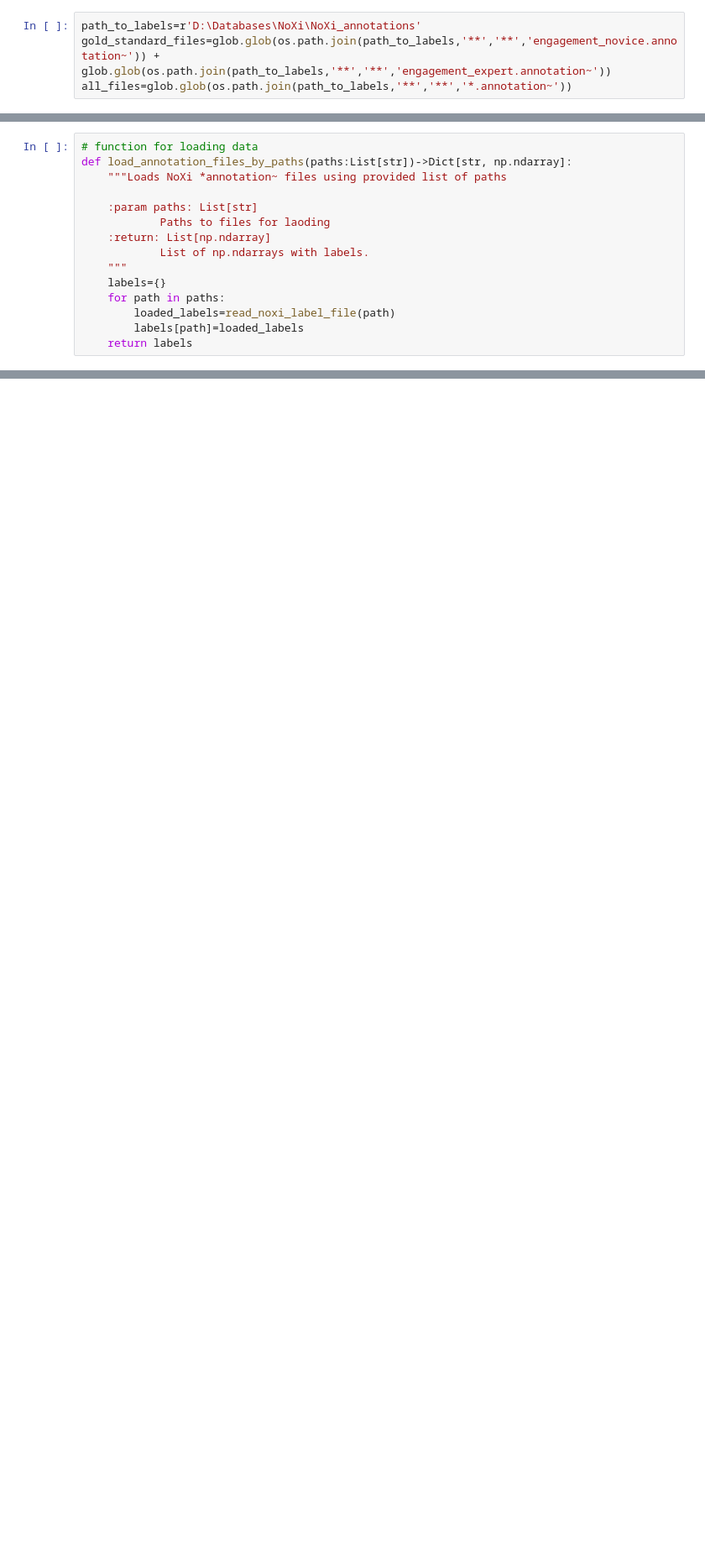
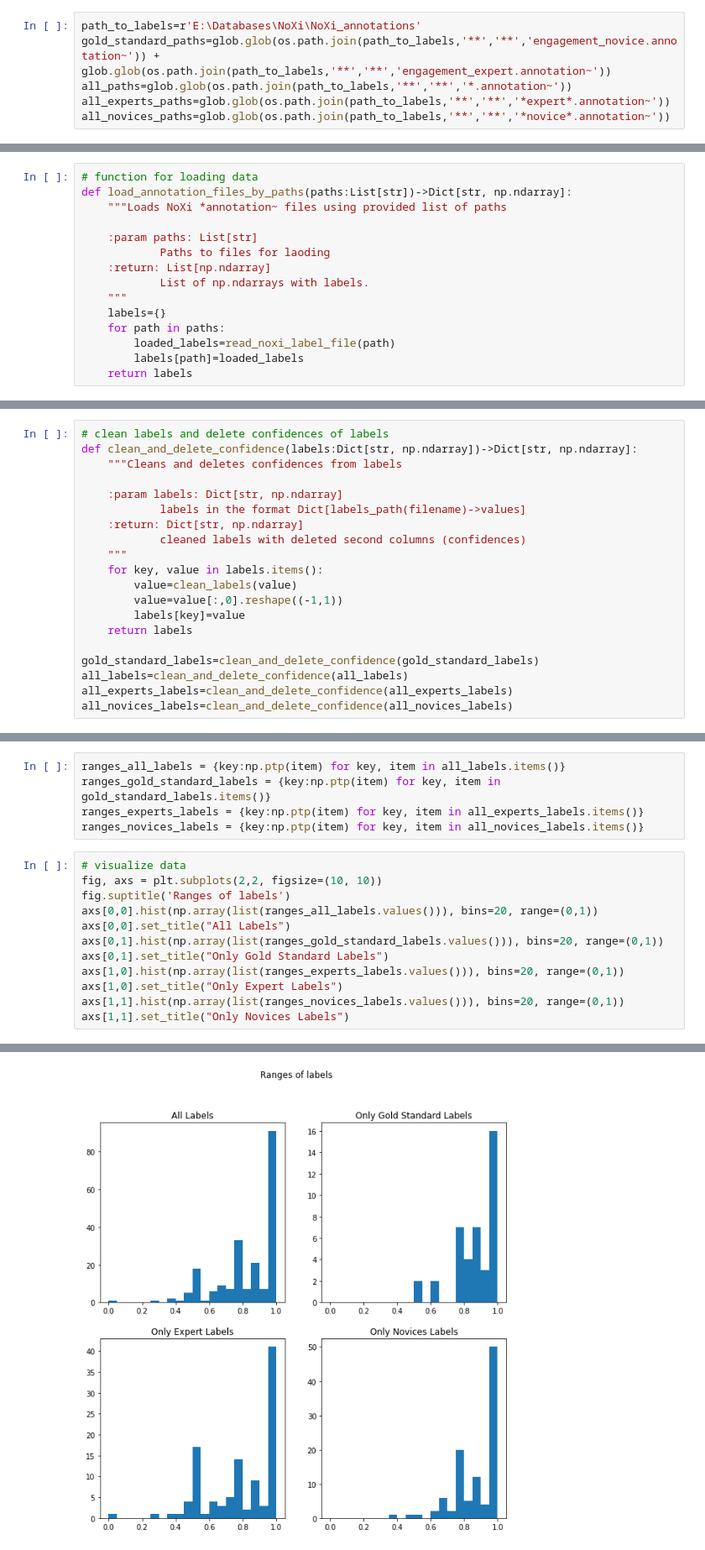
Before and after one commit to DresvyanskiyDenis/EngagementRecognition, a Jupyter notebook: src/NoXi/analysis/Labels_analysis.ipynb, the cells around one changed output, grey strips where cells are left out. Shown at 84% size. Drawn from its saved outputs; the diff is of its cells as text; blank space fills up the shorter version.

Commit message:
File for labels analysis was updated. For now, it contains statistical analysis of the labels distributions, different descriptive statistics, ranges and so on. It is not finished.

```diff
--- a/src/NoXi/analysis/Labels_analysis.ipynb
+++ b/src/NoXi/analysis/Labels_analysis.ipynb
@@ -14,6 +18,8 @@ from src.NoXi.preprocessing.labels_preprocessing import read_noxi_label_file
 # engagement_novice(expert)_*name*.annotation in the directory means that this file is annotated by some *name* rater
 # in the directory, it can be several engagement_novice(expert)_*name*.annotation files, meaning that the videofile was annotated by several raters
 # %%
-path_to_labels=r'D:\Databases\NoXi\NoXi_annotations'
-gold_standard_files=glob.glob(os.path.join(path_to_labels,'**','**','engagement_novice.annotation~')) + glob.glob(os.path.join(path_to_labels,'**','**','engagement_expert.annotation~'))
-all_files=glob.glob(os.path.join(path_to_labels,'**','**','*.annotation~'))
+path_to_labels=r'E:\Databases\NoXi\NoXi_annotations'
+gold_standard_paths=glob.glob(os.path.join(path_to_labels,'**','**','engagement_novice.annotation~')) + glob.glob(os.path.join(path_to_labels,'**','**','engagement_expert.annotation~'))
+all_paths=glob.glob(os.path.join(path_to_labels,'**','**','*.annotation~'))
+all_experts_paths=glob.glob(os.path.join(path_to_labels,'**','**','*expert*.annotation~'))
+all_novices_paths=glob.glob(os.path.join(path_to_labels,'**','**','*novice*.annotation~'))
@@ -54,0 +70,20 @@ gold_standard_files
+# %%
+# clean labels and delete confidences of labels
+def clean_and_delete_confidence(labels:Dict[str, np.ndarray])->Dict[str, np.ndarray]:
+    """Cleans and deletes confidences from labels
+
+    :param labels: Dict[str, np.ndarray]
+            labels in the format Dict[labels_path(filename)->values]
+    :return: Dict[str, np.ndarray]
+            cleaned labels with deleted second columns (confidences)
+    """
+    for key, value in labels.items():
+        value=clean_labels(value)
+        value=value[:,0].reshape((-1,1))
+        labels[key]=value
+    return labels
+
+gold_standard_labels=clean_and_delete_confidence(gold_standard_labels)
+all_labels=clean_and_delete_confidence(all_labels)
+all_experts_labels=clean_and_delete_confidence(all_experts_labels)
+all_novices_labels=clean_and_delete_confidence(all_novices_labels)
@@ -54,0 +104,18 @@ gold_standard_files
+# %%
+ranges_all_labels = {key:np.ptp(item) for key, item in all_labels.items()}
+ranges_gold_standard_labels = {key:np.ptp(item) for key, item in gold_standard_labels.items()}
+ranges_experts_labels = {key:np.ptp(item) for key, item in all_experts_labels.items()}
+ranges_novices_labels = {key:np.ptp(item) for key, item in all_novices_labels.items()}
+# %%
+# visualize data
+fig, axs = plt.subplots(2,2, figsize=(10, 10))
+fig.suptitle('Ranges of labels')
+axs[0,0].hist(np.array(list(ranges_all_labels.values())), bins=20, range=(0,1))
+axs[0,0].set_title("All Labels")
+axs[0,1].hist(np.array(list(ranges_gold_standard_labels.values())), bins=20, range=(0,1))
+axs[0,1].set_title("Only Gold Standard Labels")
+axs[1,0].hist(np.array(list(ranges_experts_labels.values())), bins=20, range=(0,1))
+axs[1,0].set_title("Only Expert Labels")
+axs[1,1].hist(np.array(list(ranges_novices_labels.values())), bins=20, range=(0,1))
+axs[1,1].set_title("Only Novices Labels")
+# %% [output]
@@ -54,0 +123 @@ gold_standard_files
+[figure, added]
```
Also changed, not shown: parts of 25 cells of this notebook.
